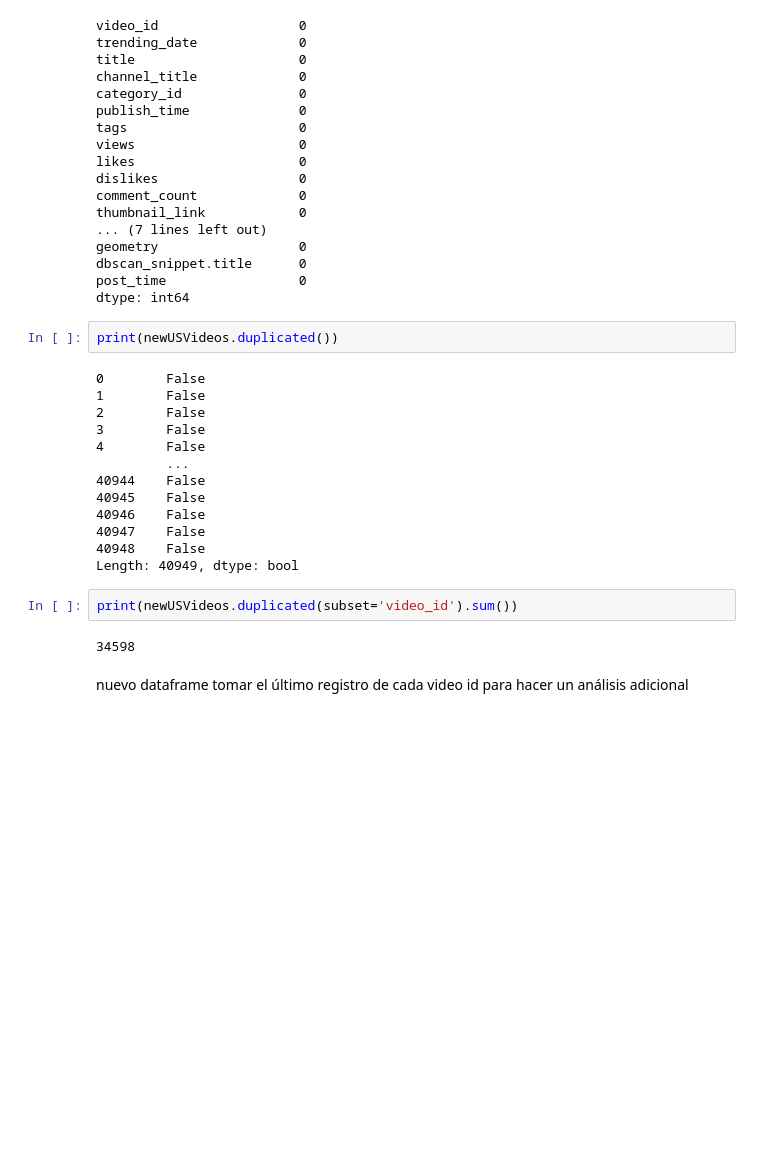
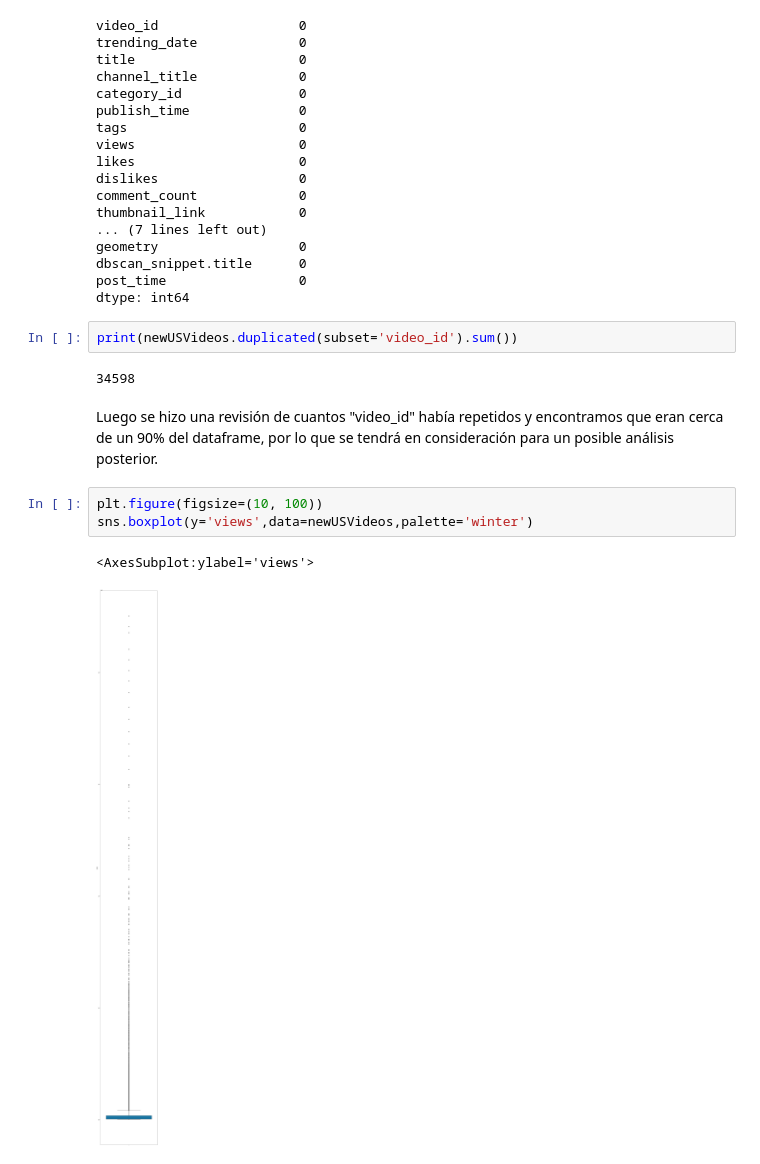
Before and after one commit to JALG99/EB-2021-1-CC51-Grupo5, a Jupyter notebook: TF.ipynb, the cells around one changed output. Cells and saved outputs as stored; diff of their text form; blank space fills up the shorter version.

Commit message:
Limpieza y Análisis

```diff
--- a/TF.ipynb
+++ b/TF.ipynb
@@ -292,24 +293,15 @@ geometry                  0
 dbscan_snippet.title      0
 post_time                 0
 dtype: int64
-# %%
-print(newUSVideos.duplicated())
-# %% [output]
-0        False
-1        False
-2        False
-3        False
-4        False
-         ...
-40944    False
-40945    False
-40946    False
-40947    False
-40948    False
-Length: 40949, dtype: bool
 # %%
 print(newUSVideos.duplicated(subset='video_id').sum())
 # %% [output]
 34598
-# %% [markdown]
-nuevo dataframe tomar el último registro de cada video id para hacer un análisis adicional
+# %% [markdown]
+Luego se hizo una revisión de cuantos "video_id" había repetidos y encontramos que eran cerca de un 90% del dataframe, por lo que se tendrá en consideración para un posible análisis posterior.
+# %%
+plt.figure(figsize=(10, 100))
+sns.boxplot(y='views',data=newUSVideos,palette='winter')
+# %% [output]
+<AxesSubplot:ylabel='views'>
+[figure, added]
```
Also changed, not shown: parts of 9 cells of this notebook.
